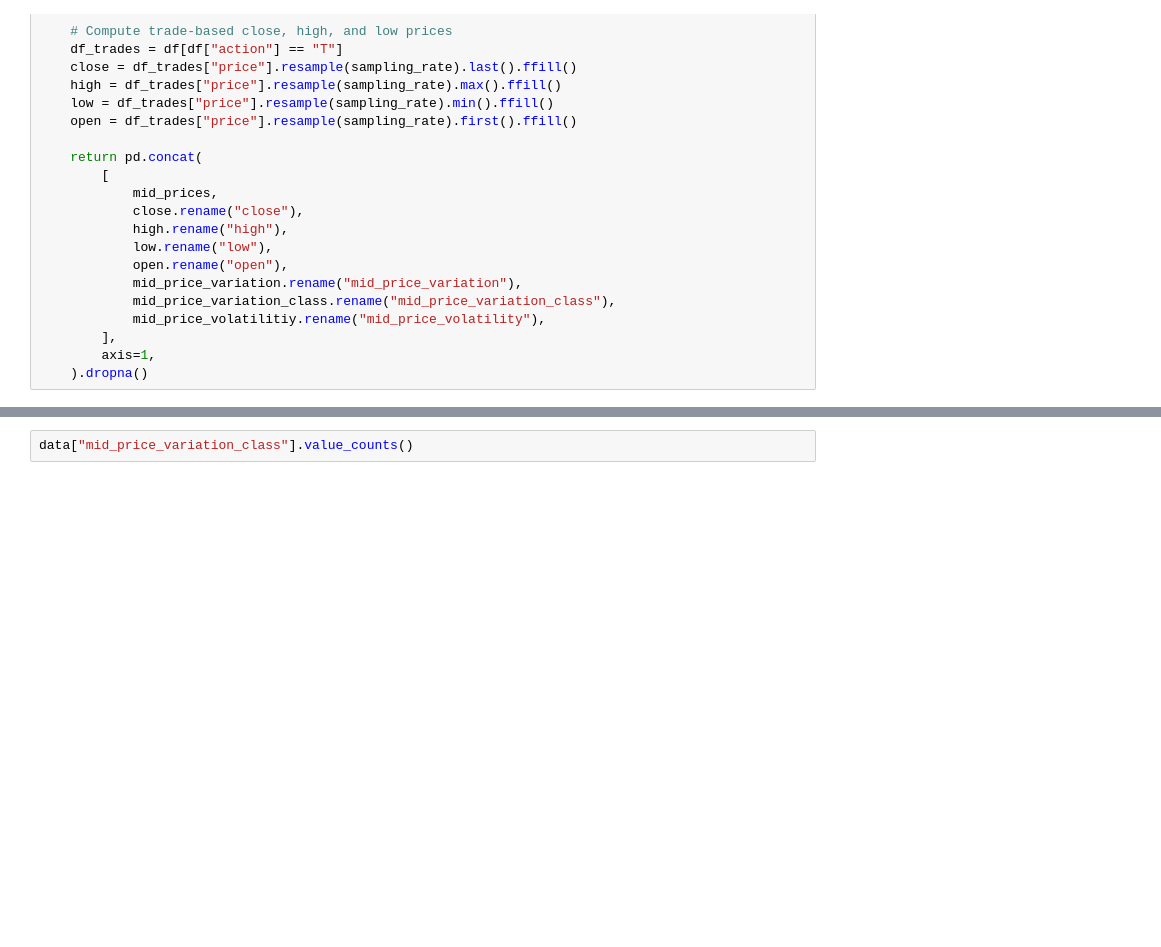
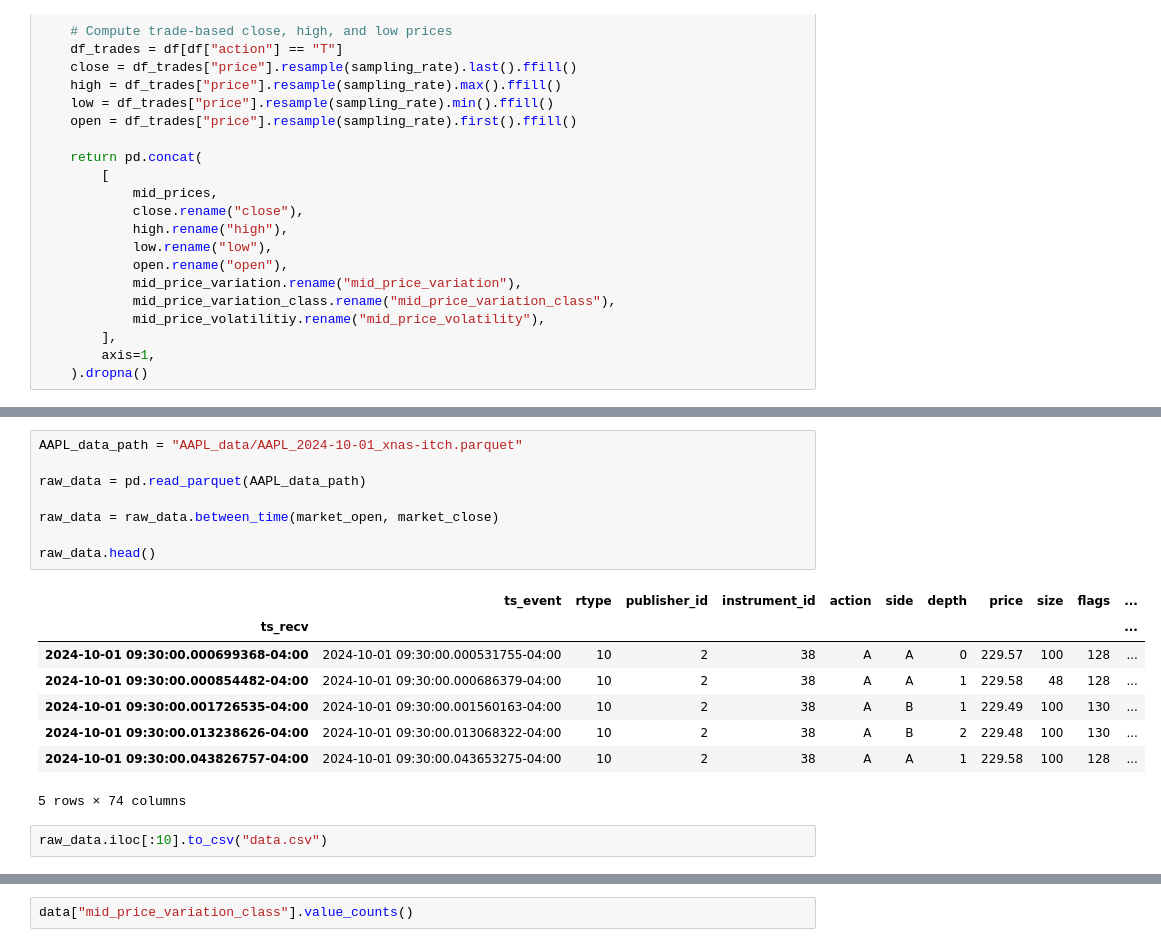
Before and after one commit to LiaoLaurent/Stock-Prediction-Deep-Learning, a Jupyter notebook: feature_engineering.ipynb, the cells around one changed output, grey strips where cells are left out. Saved outputs shown, nothing was run; the diff lists cells and outputs as text; blank space fills up the shorter version.

```diff
--- a/feature_engineering.ipynb
+++ b/feature_engineering.ipynb
@@ -85,3 +291,22 @@ def resample_mid_prices(raw_data, sampling_rate, returns_discretization="10ms"):
+# %%
+AAPL_data_path = "AAPL_data/AAPL_2024-10-01_xnas-itch.parquet"
+
+raw_data = pd.read_parquet(AAPL_data_path)
+
+raw_data = raw_data.between_time(market_open, market_close)
+
+raw_data.head()
+# %% [output]
+|  | ts_event | rtype | publisher_id | instrument_id | action | side | depth | price | size | flags | ... |
+| ts_recv |  |  |  |  |  |  |  |  |  |  | ... |
+| 2024-10-01 09:30:00.000699368-04:00 | 2024-10-01 09:30:00.000531755-04:00 | 10 | 2 | 38 | A | A | 0 | 229.57 | 100 | 128 | ... |
+| 2024-10-01 09:30:00.000854482-04:00 | 2024-10-01 09:30:00.000686379-04:00 | 10 | 2 | 38 | A | A | 1 | 229.58 | 48 | 128 | ... |
+| 2024-10-01 09:30:00.001726535-04:00 | 2024-10-01 09:30:00.001560163-04:00 | 10 | 2 | 38 | A | B | 1 | 229.49 | 100 | 130 | ... |
+| 2024-10-01 09:30:00.013238626-04:00 | 2024-10-01 09:30:00.013068322-04:00 | 10 | 2 | 38 | A | B | 2 | 229.48 | 100 | 130 | ... |
+| 2024-10-01 09:30:00.043826757-04:00 | 2024-10-01 09:30:00.043653275-04:00 | 10 | 2 | 38 | A | A | 1 | 229.58 | 100 | 128 | ... |
+5 rows × 74 columns
+# %%
+raw_data.iloc[:10].to_csv("data.csv")
 # %%
 data = resample_mid_prices(raw_data, "1s")
 data.head()
```
Also changed, not shown: parts of 10 cells of this notebook, 3 other files.
